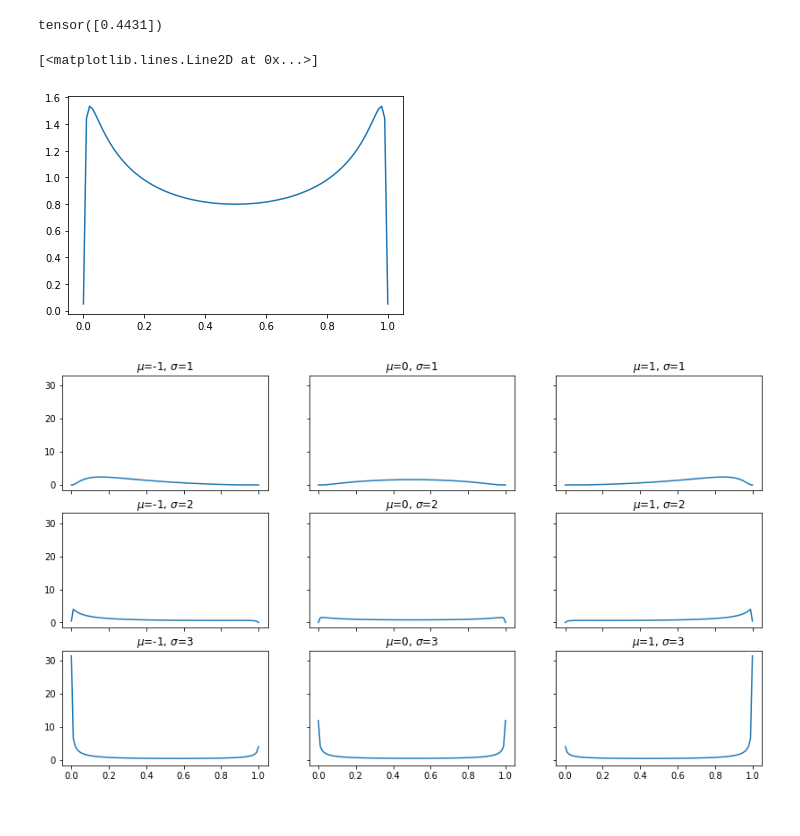
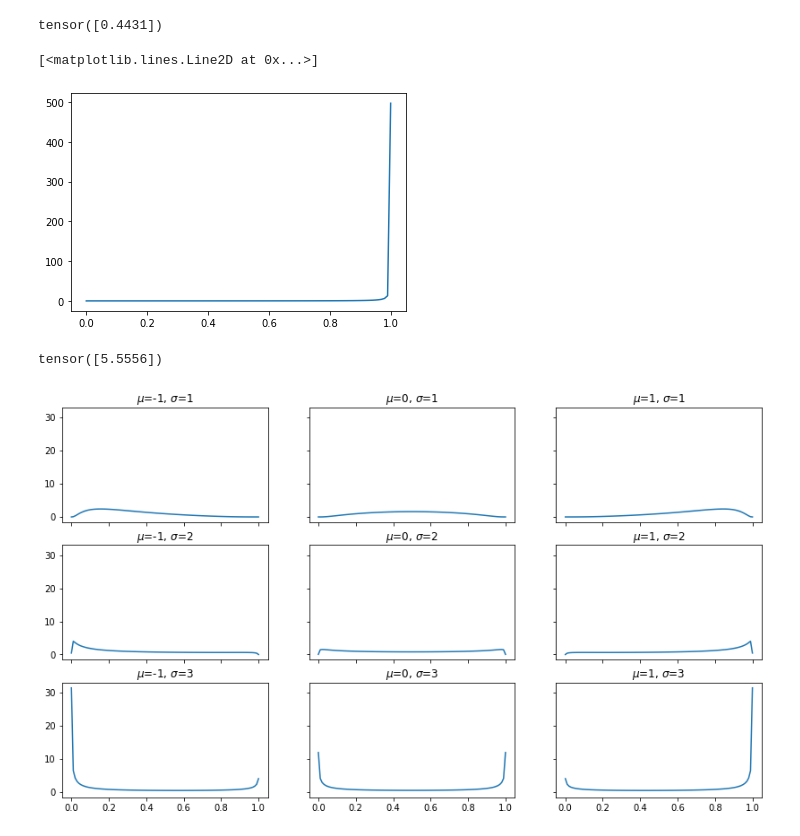
Before and after one commit to IrisTeng/VS-BNN, a Jupyter notebook: code/horseshoe/test_logitnormal.ipynb, the cells around one changed output. Drawn from its saved outputs; the diff is of its cells as text; code cells hidden in the pictures.

```diff
--- a/code/horseshoe/test_logitnormal.ipynb
+++ b/code/horseshoe/test_logitnormal.ipynb
@@ -60,15 +60,21 @@ tensor([0.4431])
 # %%
 logit = lambda x: np.log(x/(1-x))
 
 def logitnormal_pdf(x, mu=0, sig2=1):
     return 1/np.sqrt(2*np.pi*sig2)/(x*(1-x))*np.exp(-(logit(x)-mu)**2/(2*sig2))
 
 eps = .0001
 x = np.linspace(0+eps,1-eps,100)
-plt.plot(x, logitnormal_pdf(x,0,2**2))
+plt.plot(x, logitnormal_pdf(x,5,3**2))
 # %% [output]
 [<matplotlib.lines.Line2D at 0x...>]
-[figure, old version]
+[figure, new version]
+# %%
+p = Normal(torch.tensor([5.0]), torch.tensor([3.0]))
+q = Normal(torch.tensor([-5.0]), torch.tensor([3.0]))
+torch.distributions.kl_divergence(q, p)
+# %% [output]
+tensor([5.5556])
 # %%
 fig, ax = plt.subplots(3,3, sharex=True, sharey=True, figsize=(14,8))
 
```
Also changed, not shown: parts of 1 cell of this notebook, 6 other files.
